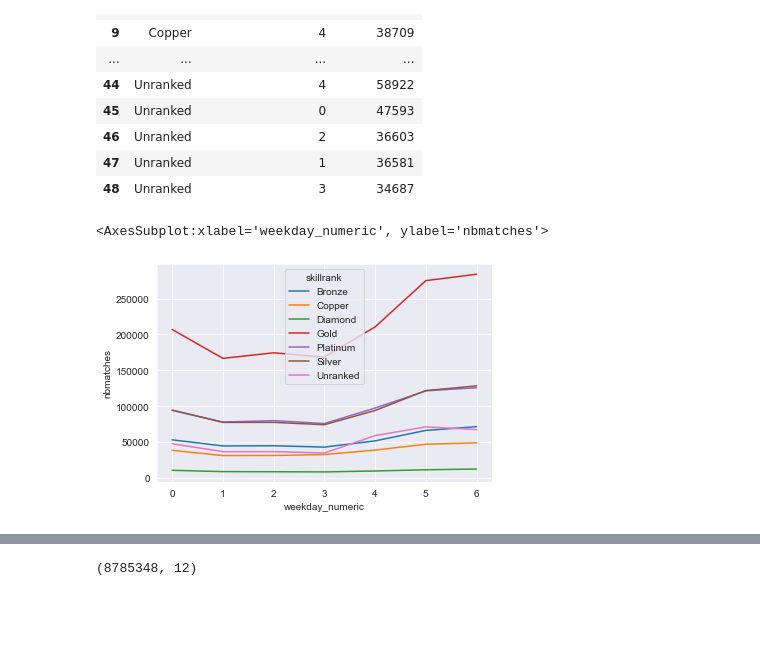
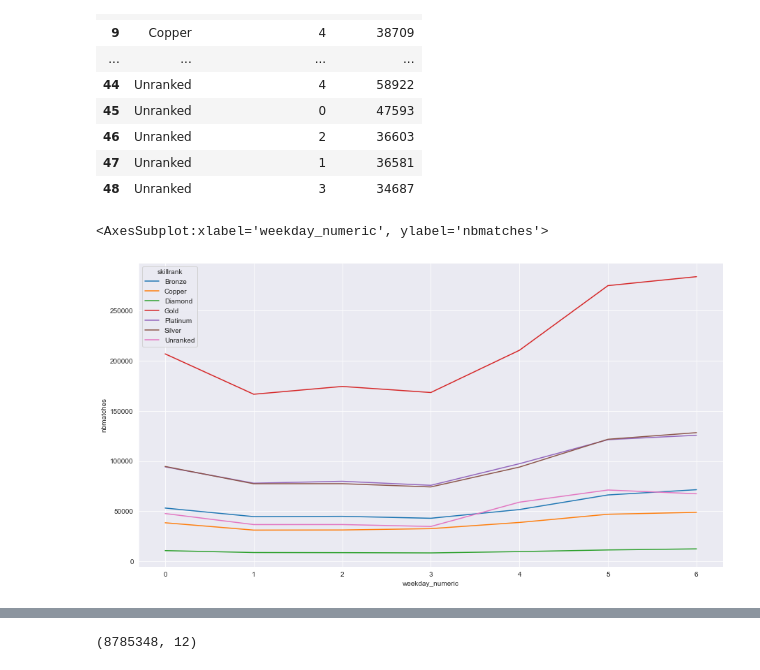
Before and after one commit to itsmartinhi/R6Siege-Match-Outcome-Analysis-and-Prediction, a Jupyter notebook: data-exploration.ipynb, the cells around one changed output, grey strips where cells are left out. Cells and saved outputs as stored; diff of their text form; code cells hidden in the pictures; blank space fills up the shorter version.

```diff
--- a/data-exploration.ipynb
+++ b/data-exploration.ipynb
@@ -153,16 +153,17 @@ df_weekday_plot
 # %%
 # for role, tbl in df_weekday_plot.groupby("skillrank"):
 #     plt.figure(figsize=(15,8))
 #     sns.pointplot(x="weekday", y="nbmatches", hue="skillrank", data=tbl,
 #                   legend=False, size=5, aspect=2.5)
 #     plt.legend(loc=9, bbox_to_anchor=(0.5, -0.2), ncol=5)
 #     plt.title(role + ' Operators\' Win Rate Based on Rank')
 #     plt.xlabel('Rank')
 #     plt.ylabel('Win Ratio')
 # plt.show()
 # order=["Monday", "Tuesday", "Wednesday", "Thursday", "Friday", "Saturday", "Sunday"]
+plt.figure(figsize=(15, 8))
 sns.lineplot(data=df_weekday_plot.sort_values(by="weekday_numeric"), x="weekday_numeric", y="nbmatches", hue="skillrank")
 # %% [output]
 <AxesSubplot:xlabel='weekday_numeric', ylabel='nbmatches'>
-[figure, old version]
+[figure, new version]
 # %%
```
Also changed, not shown: parts of 5 cells of this notebook, 2 other files.
